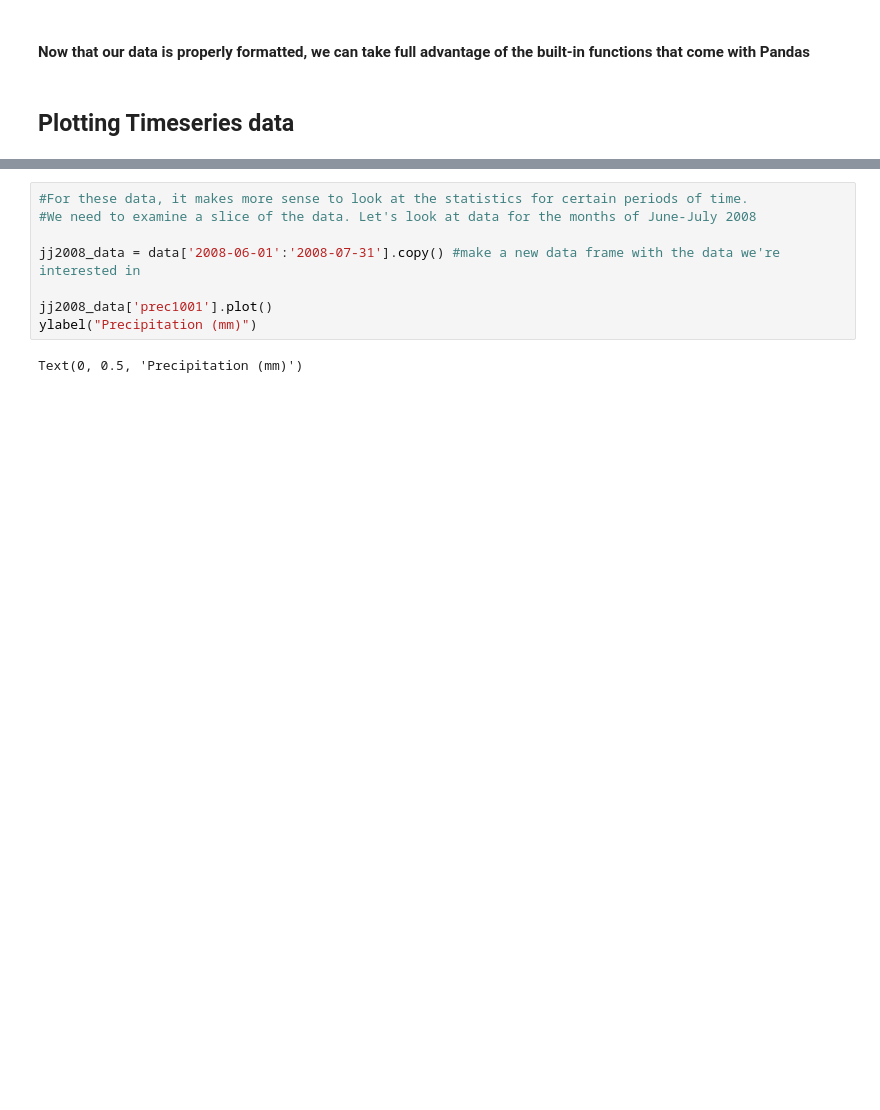
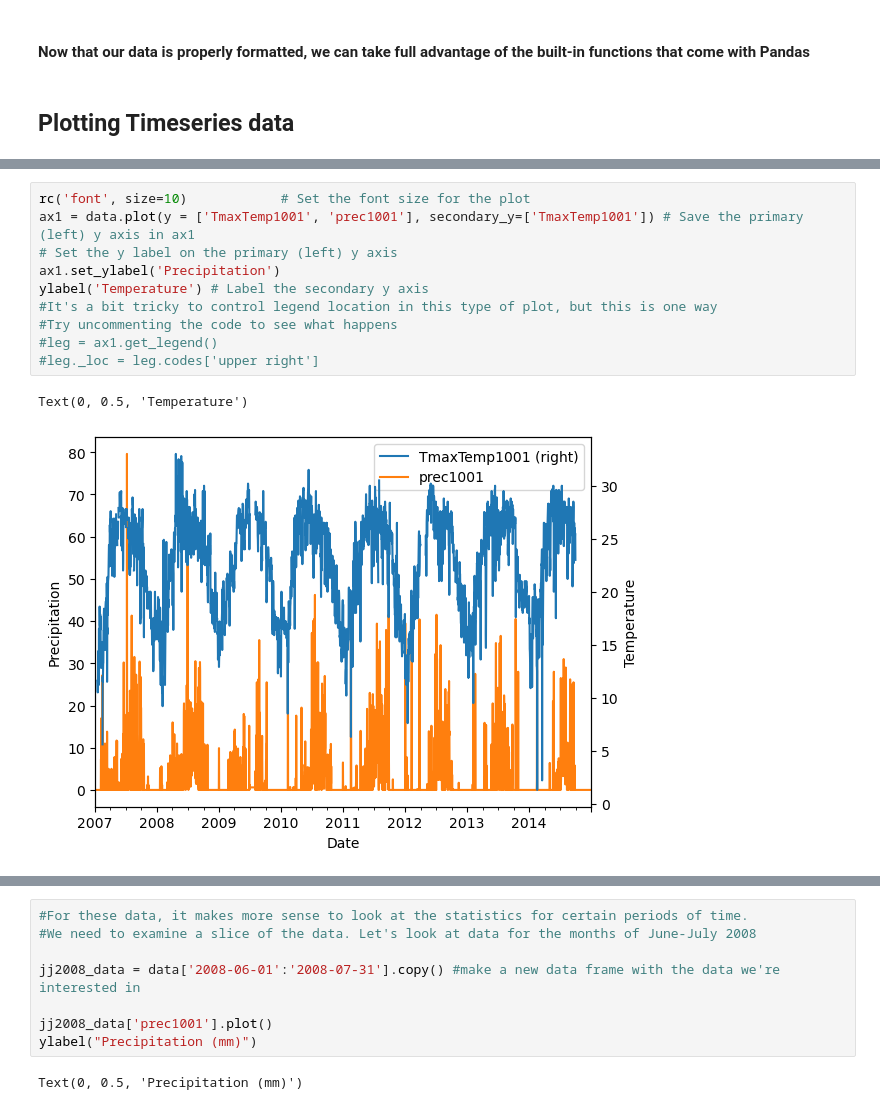
Before and after one commit to ryans1286/python-data-analysis-workshop, a Jupyter notebook: 03_importingData-advancedPlotting.ipynb, the cells around one changed output, grey strips where cells are left out. Cells and saved outputs as stored; diff of their text form; blank space fills up the shorter version.

```diff
--- a/03_importingData-advancedPlotting.ipynb
+++ b/03_importingData-advancedPlotting.ipynb
@@ -122,2 +124,15 @@ data.plot()
+# %%
+rc('font', size=10)            # Set the font size for the plot
+ax1 = data.plot(y = ['TmaxTemp1001', 'prec1001'], secondary_y=['TmaxTemp1001']) # Save the primary (left) y axis in ax1
+# Set the y label on the primary (left) y axis
+ax1.set_ylabel('Precipitation')
+ylabel('Temperature') # Label the secondary y axis
+#It's a bit tricky to control legend location in this type of plot, but this is one way
+#Try uncommenting the code to see what happens
+#leg = ax1.get_legend()
+#leg._loc = leg.codes['upper right']
+# %% [output]
+Text(0, 0.5, 'Temperature')
+[figure, added]
 # %%
 #Perhaps we're interested in precipitation, we can plot it for each day
```
Also changed, not shown: parts of 8 cells of this notebook, 4 other files.
